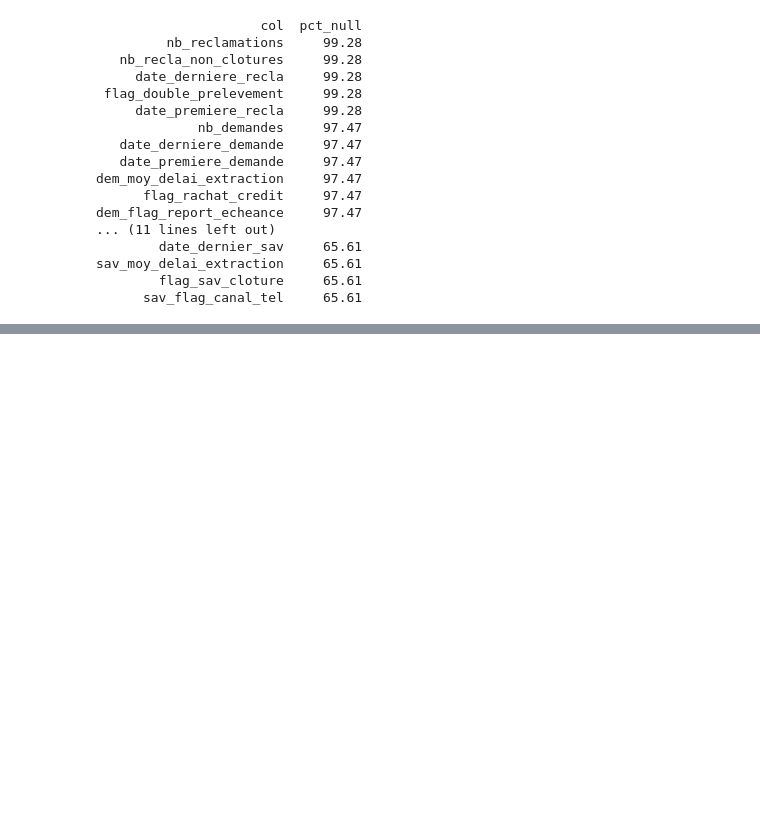
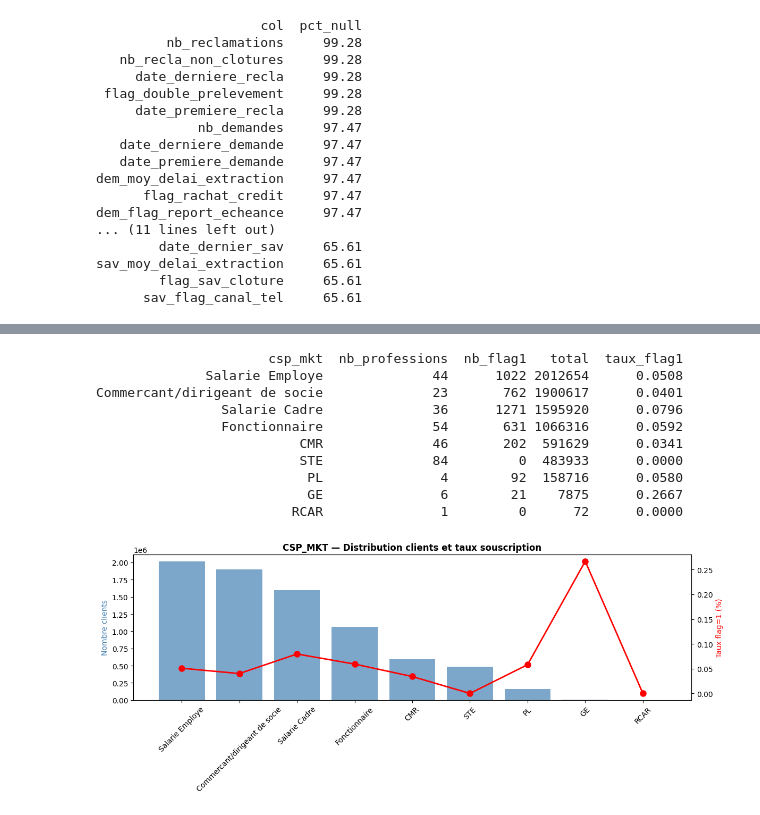
Before and after one commit to Bouali-Saad/banking-credit-scoring-pipeline, a Jupyter notebook: notebooks/04_pyspark_preprocessing.ipynb, the cells around one changed output, grey strips where cells are left out. Saved outputs shown, nothing was run; the diff lists cells and outputs as text; code cells hidden in the pictures; blank space fills up the shorter version.

```diff
--- a/notebooks/04_pyspark_preprocessing.ipynb
+++ b/notebooks/04_pyspark_preprocessing.ipynb
@@ -346,0 +723,47 @@ sav_moy_delai_extraction     65.61
+# %%
+
+import matplotlib.pyplot as plt
+
+
+query = """
+SELECT csp_mkt, COUNT(DISTINCT activite_profession) AS nb_professions,
+       SUM(flag_transfo) AS nb_flag1,
+       COUNT(*) AS total,
+       ROUND(SUM(flag_transfo)*100.0/COUNT(*), 4) AS taux_flag1
+FROM marts_marts.dataset_ml_v3
+WHERE is_prediction_period = 0
+AND csp_mkt IS NOT NULL
+GROUP BY csp_mkt
+ORDER BY total DESC;
+"""
+df = pd.read_sql(query, conn)
+conn.close()
+
+print(df.to_string(index=False))
+
+# Graphique
+fig, ax1 = plt.subplots(figsize=(12, 5))
+bars = ax1.bar(df['csp_mkt'], df['total'], color='steelblue', alpha=0.7)
+ax1.set_ylabel('Nombre clients', color='steelblue')
+ax1.tick_params(axis='x', rotation=45)
+
+ax2 = ax1.twinx()
+ax2.plot(df['csp_mkt'], df['taux_flag1'], 'ro-', linewidth=2, markersize=8)
+ax2.set_ylabel('Taux flag=1 (%)', color='red')
+
+plt.title('CSP_MKT — Distribution clients et taux souscription', fontweight='bold')
+plt.tight_layout()
+plt.savefig('../sql/resultats/14_csp_mkt_distribution.png', dpi=150)
+plt.show()
+# %% [output]
+                      csp_mkt  nb_professions  nb_flag1   total  taux_flag1
+              Salarie Employe              44      1022 2012654      0.0508
+Commercant/dirigeant de socie              23       762 1900617      0.0401
+                Salarie Cadre              36      1271 1595920      0.0796
+                Fonctionnaire              54       631 1066316      0.0592
+                          CMR              46       202  591629      0.0341
+                          STE              84         0  483933      0.0000
+                           PL               4        92  158716      0.0580
+                           GE               6        21    7875      0.2667
+                         RCAR               1         0      72      0.0000
+[figure, added]
```
Also changed, not shown: parts of 28 cells of this notebook, 1 other file.
